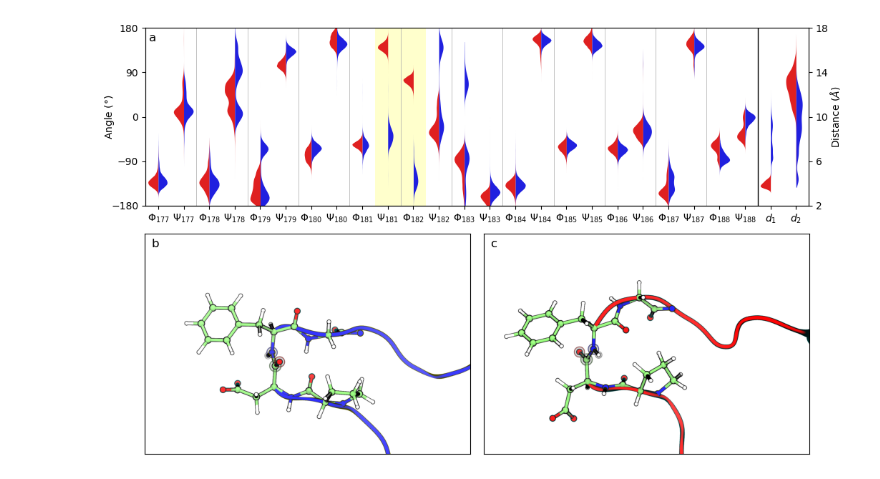
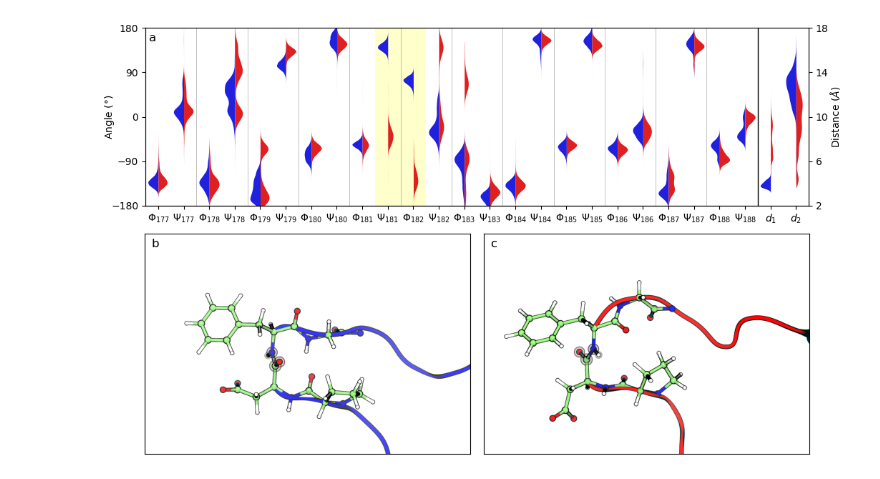
Before and after one commit to emedio/loop-dynamics, a Jupyter notebook: figures/Fig2.ipynb, the cells around one changed output. Cells and saved outputs as stored; diff of their text form; code cells hidden in the pictures.

```diff
--- a/figures/Fig2.ipynb
+++ b/figures/Fig2.ipynb
@@ -58,10 +58,12 @@ flat_df_dist = df.melt(id_vars='state', value_vars=fig1_cols[-2:])
 patch_color = '#FFFFCC'
 grid_color = '#AAAAAA'
 # %%
+PALETTE = ['blue', 'red']
+
 def plot_fig2(ax):
 
     sns.violinplot(x='variable', y='value', hue='state', data=flat_df_deg, split=True,
-                   inner=None, ax=ax, cut=0, palette=['red', 'blue'], linewidth=0.)
+                   inner=None, ax=ax, cut=0, palette=PALETTE, linewidth=0.)
     ax.get_legend().remove()
 
 
@@ -85,34 +87,34 @@ def plot_fig2(ax):
 
     ax2 = ax.twinx()
     sns.violinplot(x='variable', y='value', hue='state', data=flat_df_dist, split=True, inner=None, ax=ax2,
-                   cut=0, palette=['red', 'blue'], linewidth=0., order=labels[:-2] + ['CC_closed', 'CC_open'])
+                   cut=0, palette=PALETTE, linewidth=0., order=labels[:-2] + ['CC_closed', 'CC_open'])
     ax2.get_legend().remove()
 
     ax2.set_xticklabels(labels)
     ax2.set_ylabel('Distance ($\AA$)', labelpad=0)
     ax2.set_ylim((2, 18))
     ax2.set_yticks((2, 6, 10, 14, 18))
 
     ax.axvline(23.5, -180, 180, c='black', lw=1.0)
 
 
 sns.reset_orig()
 fig, axs = plt.subplot_mosaic([['a', 'a'], ['b', 'c']], figsize=(10,6), gridspec_kw={'wspace': 0})
 fig.tight_layout()
 plot_fig2(axs['a'])
 for ax, img_filename in zip((axs['b'], axs['c']), ('2b.png', '2c.png')):
     ax.set_xticks([])
     ax.set_yticks([])
     img = image.imread(f'data/{img_filename}')
     ax.imshow(img)
 axs['b'].set_position([0.0455, -0.27, 0.455, 1])
 axs['c'].set_position([0.52, -0.27, 0.455, 1])
 
 for label, ax in axs.items():
     trans = mtransforms.ScaledTranslation(10/72, -5/72, fig.dpi_scale_trans)
     ax.text(-0.01, 1.0, label, transform=ax.transAxes + trans,
             verticalalignment='top', fontsize='large')
 plt.savefig('Fig2.png', dpi=300, bbox_inches='tight')
 plt.show()
 # %% [output]
-[figure, old version]
+[figure, new version]
```
Also changed, not shown: 1 other file.
